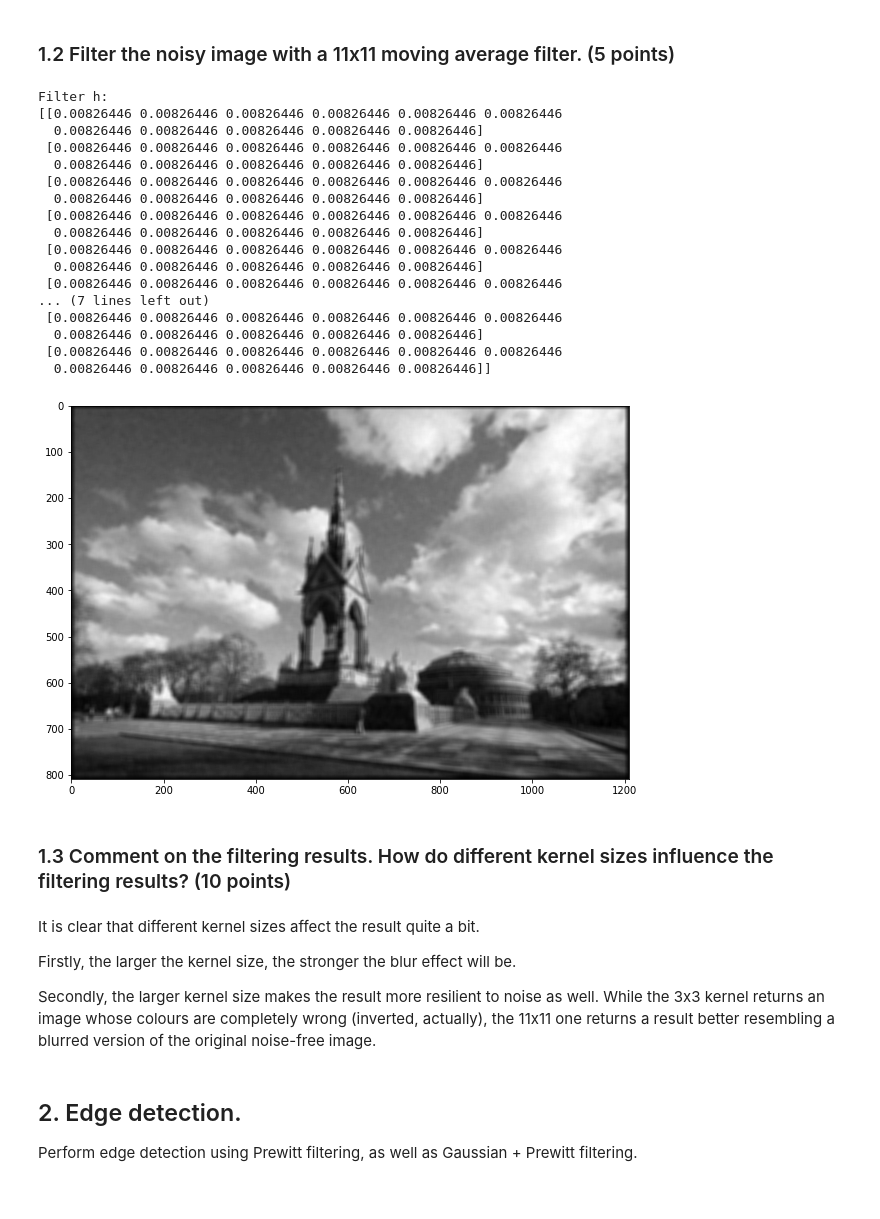
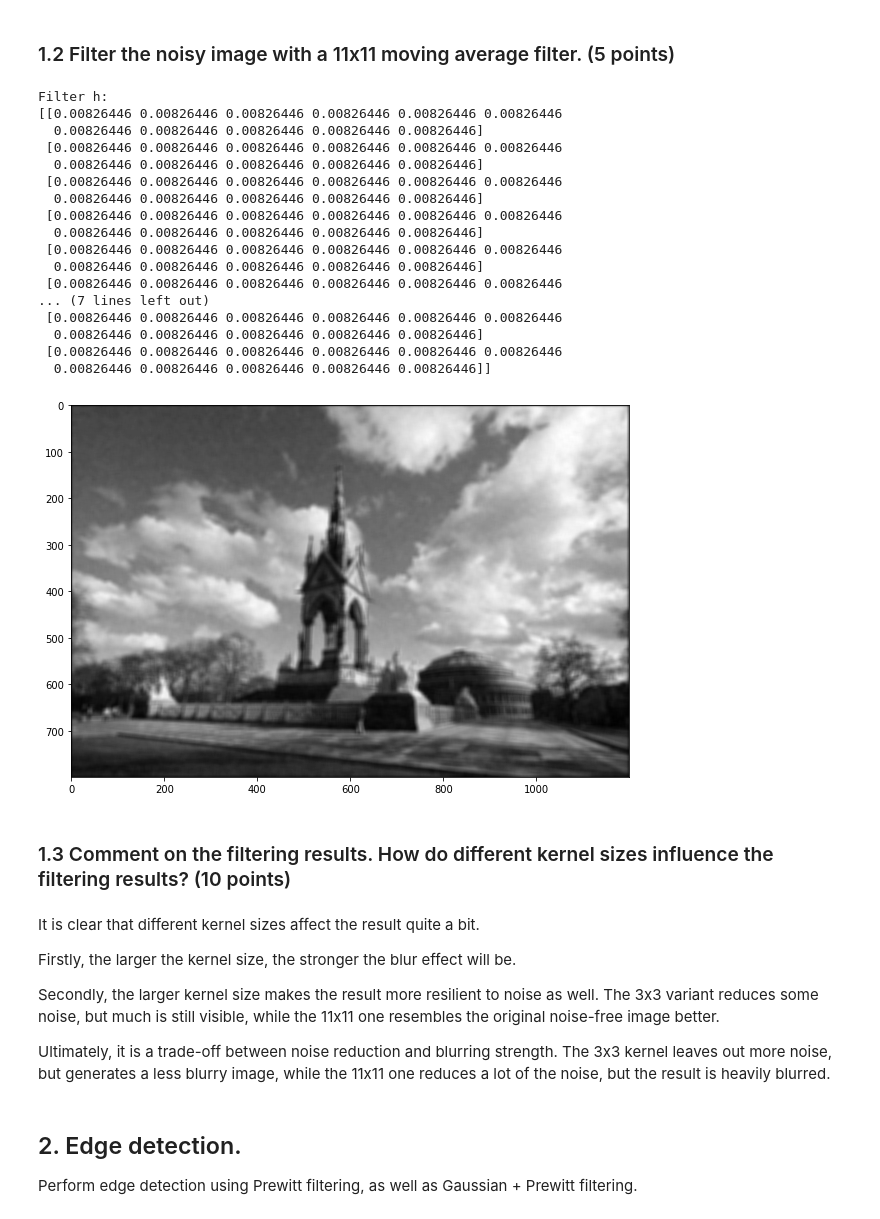
Before and after one commit to bonearadu/Computer_Vision_2022, a Jupyter notebook: coursework_01/coursework_01.ipynb, the cells around one changed output. Drawn from its saved outputs; the diff is of its cells as text; code cells hidden in the pictures.

```diff
--- a/coursework_01/coursework_01.ipynb
+++ b/coursework_01/coursework_01.ipynb
@@ -81,35 +81,35 @@ Filter h:
 # Design the filter h
 h = np.full((11, 11), 1 / 121)
 
 # Convolve the corrupted image with h using scipy.signal.convolve2d function
-image_filtered = scipy.signal.convolve2d(image_noisy, h)
+image_filtered = scipy.signal.convolve2d(image_noisy, h, mode='same')
 
 # Print the filter (provided)
 print('Filter h:')
 print(h)
 
 # Display the filtering result (provided)
 plt.imshow(image_filtered, cmap='gray')
 plt.gcf().set_size_inches(10, 8)
 # %% [output]
 Filter h:
 [[0.00826446 0.00826446 0.00826446 0.00826446 0.00826446 0.00826446
   0.00826446 0.00826446 0.00826446 0.00826446 0.00826446]
  [0.00826446 0.00826446 0.00826446 0.00826446 0.00826446 0.00826446
   0.00826446 0.00826446 0.00826446 0.00826446 0.00826446]
  [0.00826446 0.00826446 0.00826446 0.00826446 0.00826446 0.00826446
   0.00826446 0.00826446 0.00826446 0.00826446 0.00826446]
  [0.00826446 0.00826446 0.00826446 0.00826446 0.00826446 0.00826446
   0.00826446 0.00826446 0.00826446 0.00826446 0.00826446]
  [0.00826446 0.00826446 0.00826446 0.00826446 0.00826446 0.00826446
   0.00826446 0.00826446 0.00826446 0.00826446 0.00826446]
  [0.00826446 0.00826446 0.00826446 0.00826446 0.00826446 0.00826446
 ... (7 lines left out)
  [0.00826446 0.00826446 0.00826446 0.00826446 0.00826446 0.00826446
   0.00826446 0.00826446 0.00826446 0.00826446 0.00826446]
  [0.00826446 0.00826446 0.00826446 0.00826446 0.00826446 0.00826446
   0.00826446 0.00826446 0.00826446 0.00826446 0.00826446]]
-[figure, old version]
+[figure, new version]
 # %% [markdown]
 ### 1.3 Comment on the filtering results. How do different kernel sizes influence the filtering results? (10 points)
 # %% [markdown]
@@ -117,7 +117,9 @@ It is clear that different kernel sizes affect the result quite a bit.
 
 Firstly, the larger the kernel size, the stronger the blur effect will be.
 
-Secondly, the larger kernel size makes the result more resilient to noise as well. While the 3x3 kernel returns an image whose colours are completely wrong (inverted, actually), the 11x11 one returns a result better resembling a blurred version of the original noise-free image.
+Secondly, the larger kernel size makes the result more resilient to noise as well. The 3x3 variant reduces some noise, but much is still visible, while the 11x11 one resembles the original noise-free image better.
+
+Ultimately, it is a trade-off between noise reduction and blurring strength. The 3x3 kernel leaves out more noise, but generates a less blurry image, while the 11x11 one reduces a lot of the noise, but the result is heavily blurred.
 # %% [markdown]
 ## 2. Edge detection.
 
```
Also changed, not shown: parts of 6 cells of this notebook.
